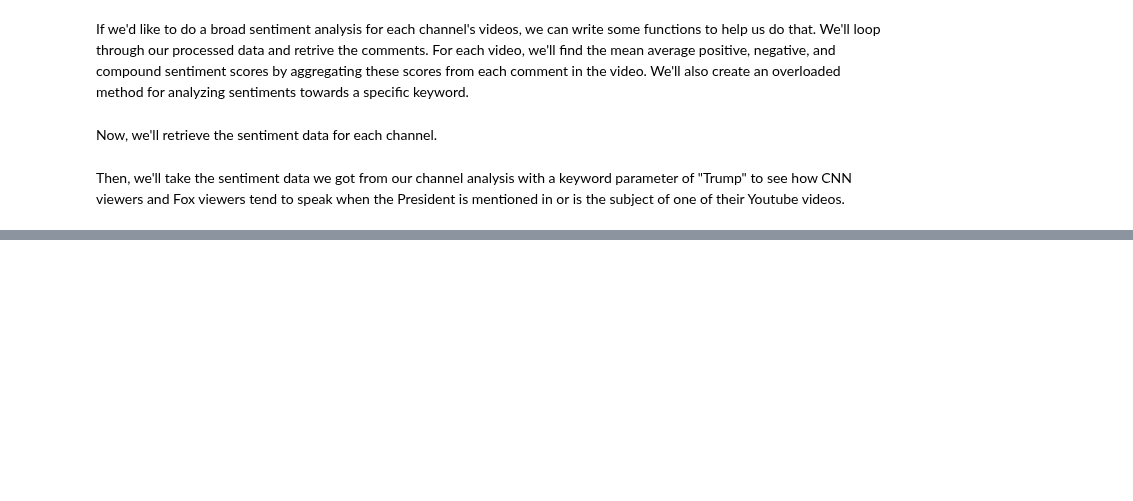
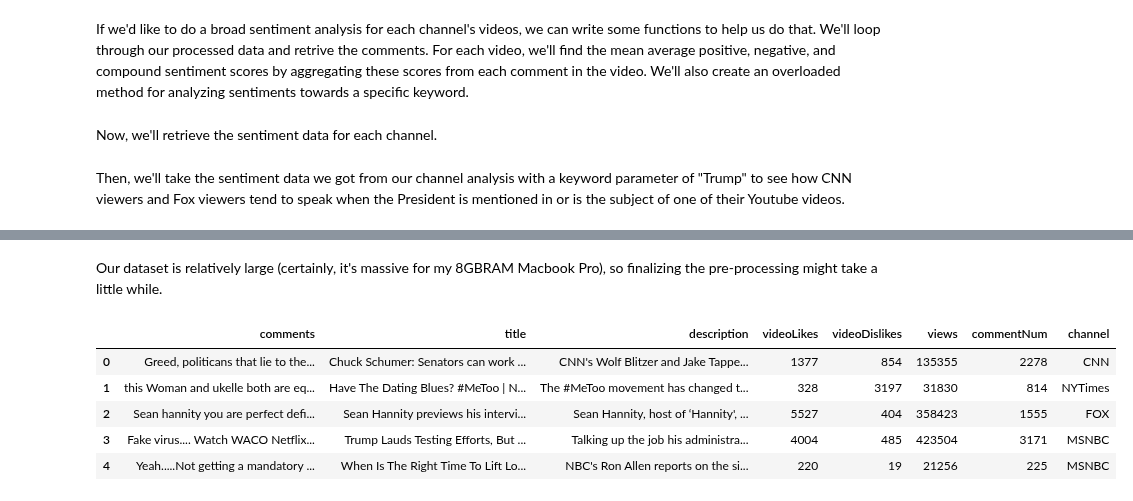
Before and after one commit to JaredRPrior/Youtube-Data-API, a Jupyter notebook: youtube-data-api(most recent).ipynb, the cells around one changed output, grey strips where cells are left out. Drawn from its saved outputs; the diff is of its cells as text; code cells hidden in the pictures; blank space fills up the shorter version.

```diff
--- a/youtube-data-api(most recent).ipynb
+++ b/youtube-data-api(most recent).ipynb
@@ -580,0 +502,6 @@ We'll need to tokenize our data for processing. We'll begin with tokenizing our
+# %%
+data_set = [(processed_cnn_data, "CNN"),
+            (processed_fox_data, "FOX"),
+            (processed_msnbc_data, "MSNBC"),
+            (processed_breitbart_data, "Breitbart"),
+            (processed_nytimes_data, "NYTimes")]
@@ -580,0 +510,15 @@ We'll need to tokenize our data for processing. We'll begin with tokenizing our
+# %%
+abbreviated_data_set = []
+for data in data_set:
+    a,b,c,d,e,f,g,h,i,j = data[0]
+    channel = data[1]
+    data = a[::2],b[::2],c[::2],\
+    d[::2],e[::2],f[::2],g[::2],\
+    h[::2],i[::2],j[::2]
+    abbreviated_data_set.append((data,channel))
+# %%
+label_names = []
+for data in abbreviated_data_set:
+    label_names.append(data[1])
+# %% [markdown]
+Our dataset is relatively large (certainly, it's massive for my 8GBRAM Macbook Pro), so finalizing the pre-processing might take a little while.
@@ -580,0 +630,11 @@ We'll need to tokenize our data for processing. We'll begin with tokenizing our
+# %%
+all_comments_dataframe = create_dataset_dataframe(data_set,0)
+# %%
+all_comments_dataframe.head()
+# %% [output]
+|  | comments | title | description | videoLikes | videoDislikes | views | commentNum | channel |
+| 0 | Greed, politicans that lie to the... | Chuck Schumer: Senators can work ... | CNN's Wolf Blitzer and Jake Tappe... | 1377 | 854 | 135355 | 2278 | CNN |
+| 1 | this Woman and ukelle both are eq... | Have The Dating Blues? #MeToo | N... | The #MeToo movement has changed t... | 328 | 3197 | 31830 | 814 | NYTimes |
+| 2 | Sean hannity you are perfect defi... | Sean Hannity previews his intervi... | Sean Hannity, host of ‘Hannity', ... | 5527 | 404 | 358423 | 1555 | FOX |
+| 3 | Fake virus.... Watch WACO Netflix... | Trump Lauds Testing Efforts, But ... | Talking up the job his administra... | 4004 | 485 | 423504 | 3171 | MSNBC |
+| 4 | Yeah.....Not getting a mandatory ... | When Is The Right Time To Lift Lo... | NBC's Ron Allen reports on the si... | 220 | 19 | 21256 | 225 | MSNBC |
```
Also changed, not shown: parts of 46 cells of this notebook, 9 other files.
